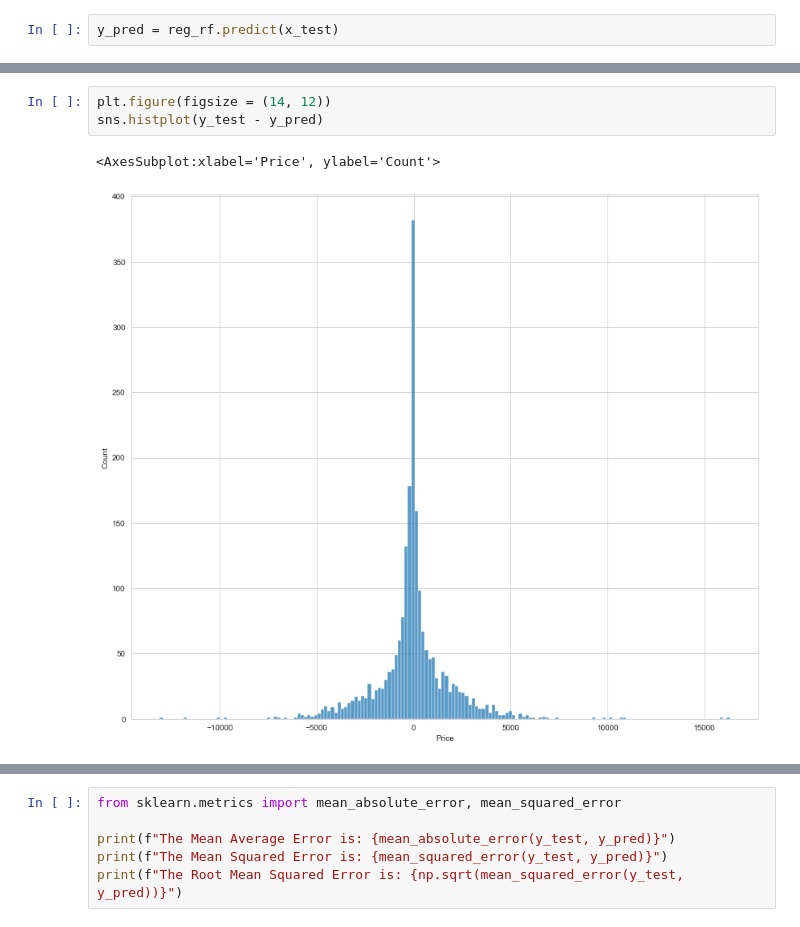
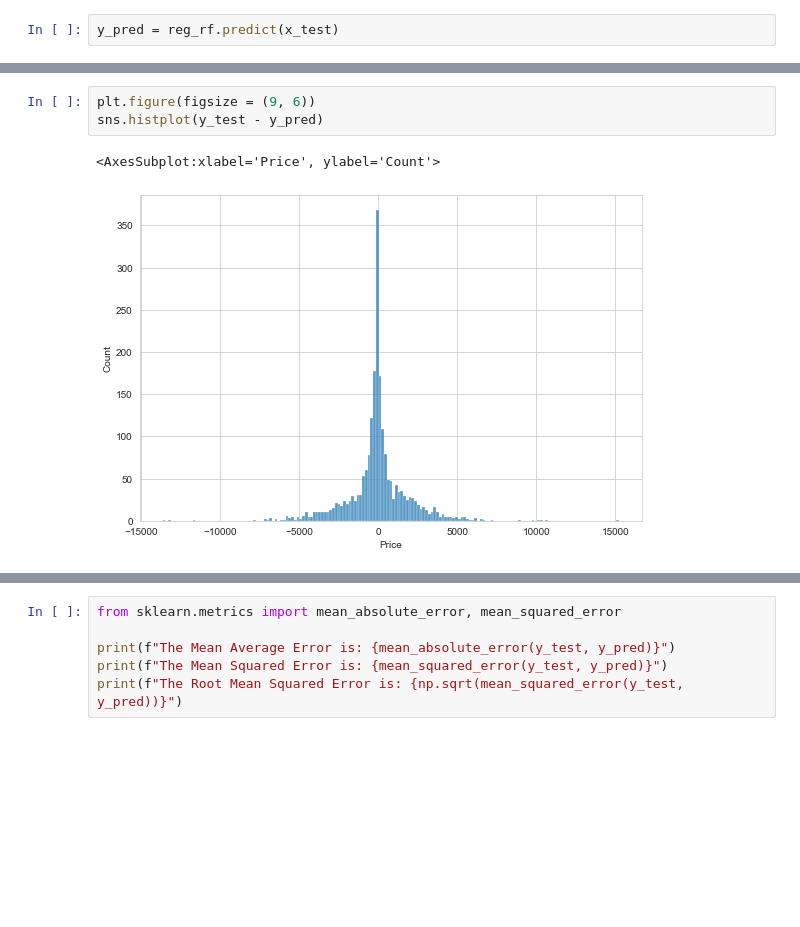
Before and after one commit to saquibmohiuddin/flight-fare-prediction, a Jupyter notebook: flight_fare.ipynb, the cells around one changed output, grey strips where cells are left out. Saved outputs shown, nothing was run; the diff lists cells and outputs as text; blank space fills up the shorter version.

```diff
--- a/flight_fare.ipynb
+++ b/flight_fare.ipynb
@@ -756,9 +756,9 @@ r2_score(y_test, y_pred)
 # %%
-plt.figure(figsize = (14, 12))
+plt.figure(figsize = (9, 6))
 sns.histplot(y_test - y_pred)
 # %% [output]
 <AxesSubplot:xlabel='Price', ylabel='Count'>
-[figure, old version]
+[figure, new version]
 # %%
 plt.figure(figsize = (9, 6))
 sns.scatterplot(x = y_test, y = y_pred)
```
Also changed, not shown: parts of 5 cells of this notebook.
